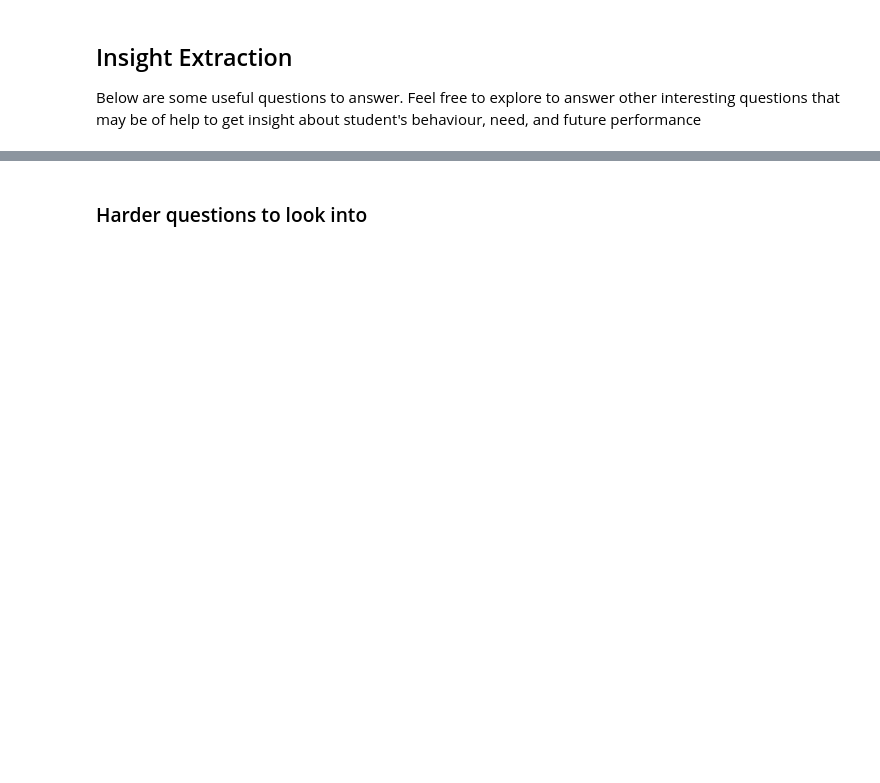
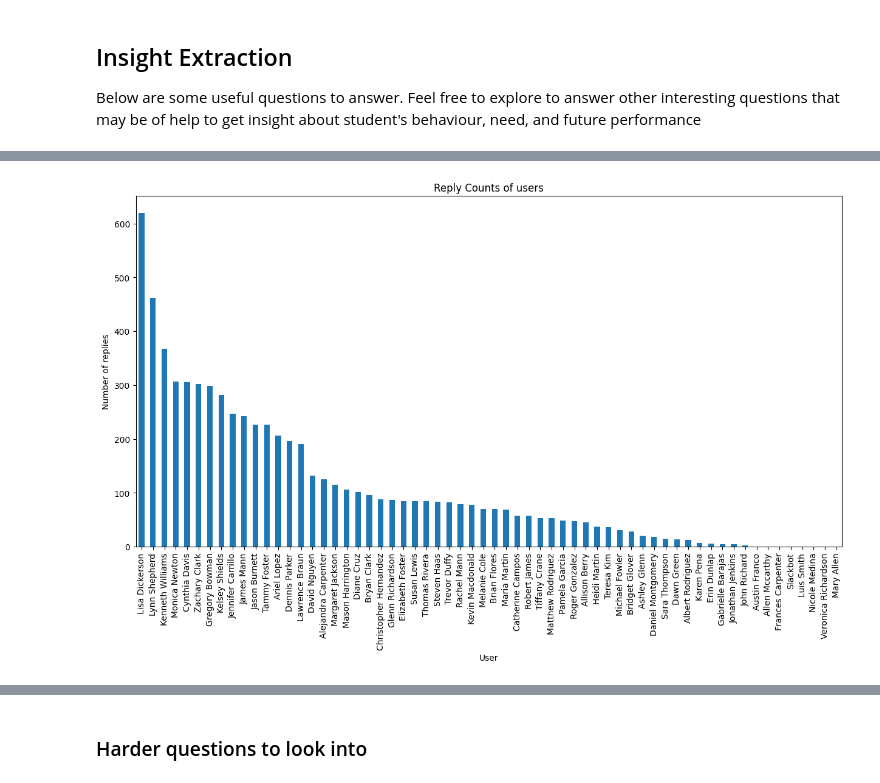
Before and after one commit to natybkl/Slack-Workspace-Data-Analysis, a Jupyter notebook: notebooks/parse_slack_data.ipynb, the cells around one changed output, grey strips where cells are left out. Saved outputs shown, nothing was run; the diff lists cells and outputs as text; code cells hidden in the pictures; blank space fills up the shorter version.

Commit message:
Top & Bottom users by replies

```diff
--- a/notebooks/parse_slack_data.ipynb
+++ b/notebooks/parse_slack_data.ipynb
@@ -171,0 +249,15 @@ Below are some useful questions to answer. Feel free to explore to answer other
+# %%
+#plot of highest number of reply counts per user
+def plot_highest_replies_per_user(data):
+    grouped_df = data.groupby('sender_name')['reply_count'].sum()
+    grouped_df = grouped_df.sort_values(ascending=False)
+    grouped_df.plot(kind='bar', figsize=(15, 7.5))
+
+    plt.title('Reply Counts of users')
+    plt.xlabel('User')
+    plt.ylabel('Number of replies')
+    plt.show()
+
+plot_highest_replies_per_user(combined_data)
+# %% [output]
+[figure, added]
```
Also changed, not shown: parts of 6 cells of this notebook.
